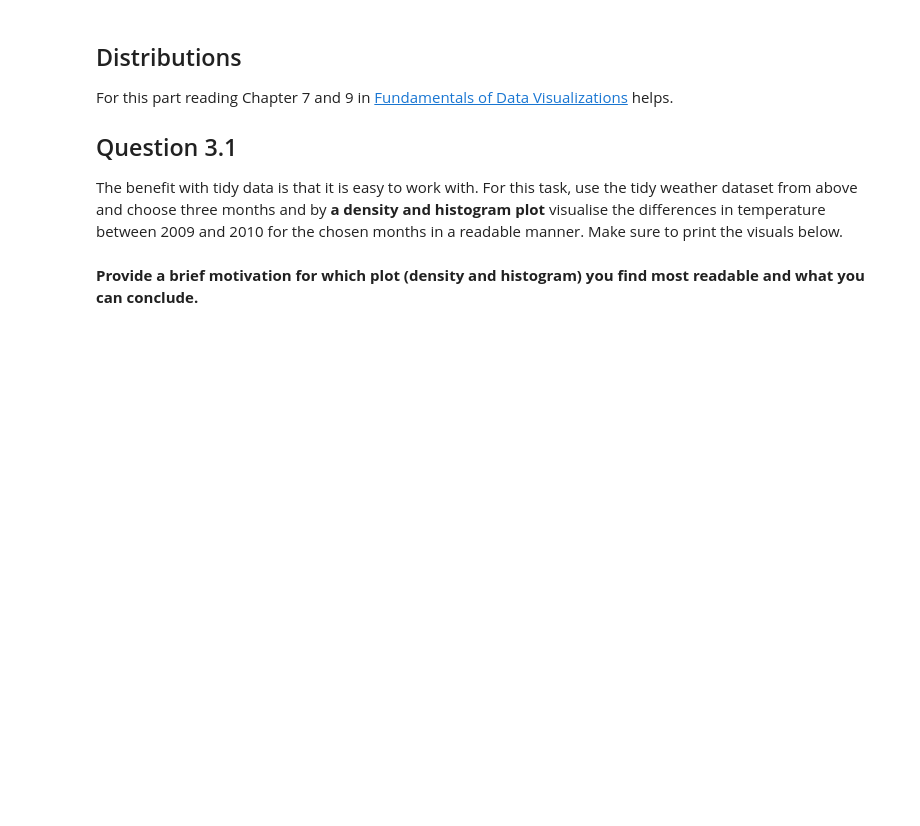
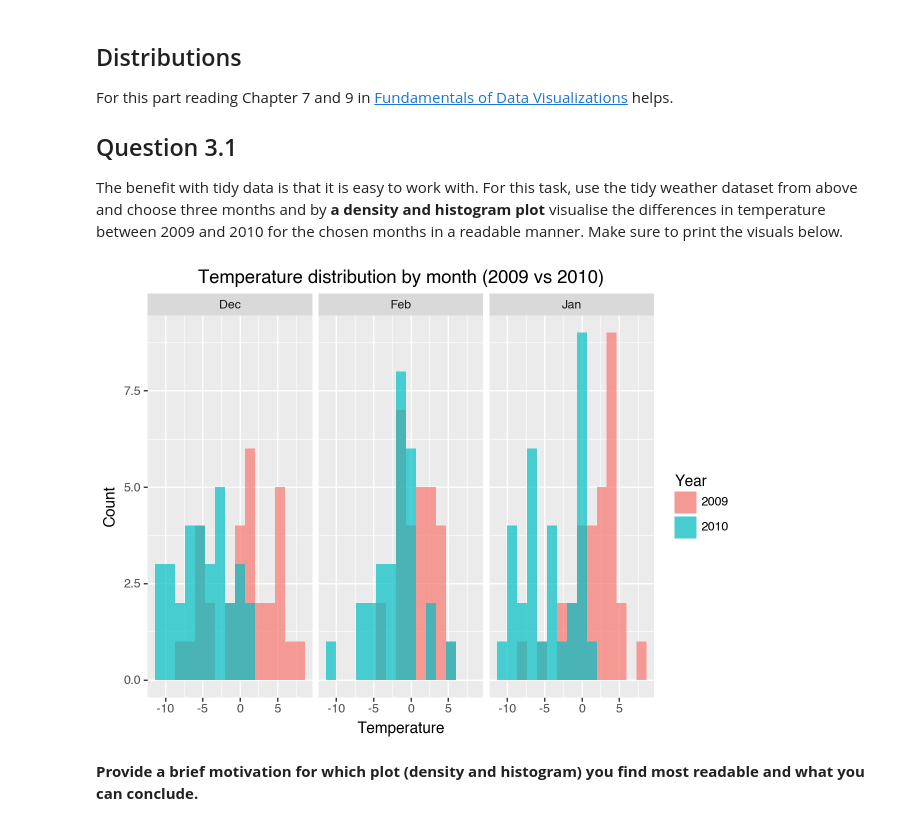
Before and after one commit to Salabud/MVE080-grp10, a Jupyter notebook: Homework1_2025.ipynb, the cells around one changed output. Saved outputs shown, nothing was run; the diff lists cells and outputs as text; code cells hidden in the pictures; blank space fills up the shorter version.

Commit message:
Histogram plotted

```diff
--- a/Homework1_2025.ipynb
+++ b/Homework1_2025.ipynb
@@ -165,3 +161,16 @@ The benefit with tidy data is that it is easy to work with. For this task, use t
+# %%
+selected_months = ["Dec","Jan","Feb"]
+filtered_weather = tidy_weather[tidy_weather['month'].isin(selected_months)]
+(
+ggplot(filtered_weather, aes(x="Temperature", fill="Year"))
++ geom_histogram(position = "nudge", bins = 15, alpha = 0.7)
++ facet_wrap("~month")
++ labs(title = "Temperature distribution by month (2009 vs 2010)",
+       x = "Temperature",
+       y = "Count")
+)
+# %% [output]
+[figure, added]
 # %%
 # Insert code here for density plot
 
```
Also changed, not shown: parts of 1 cell of this notebook.
